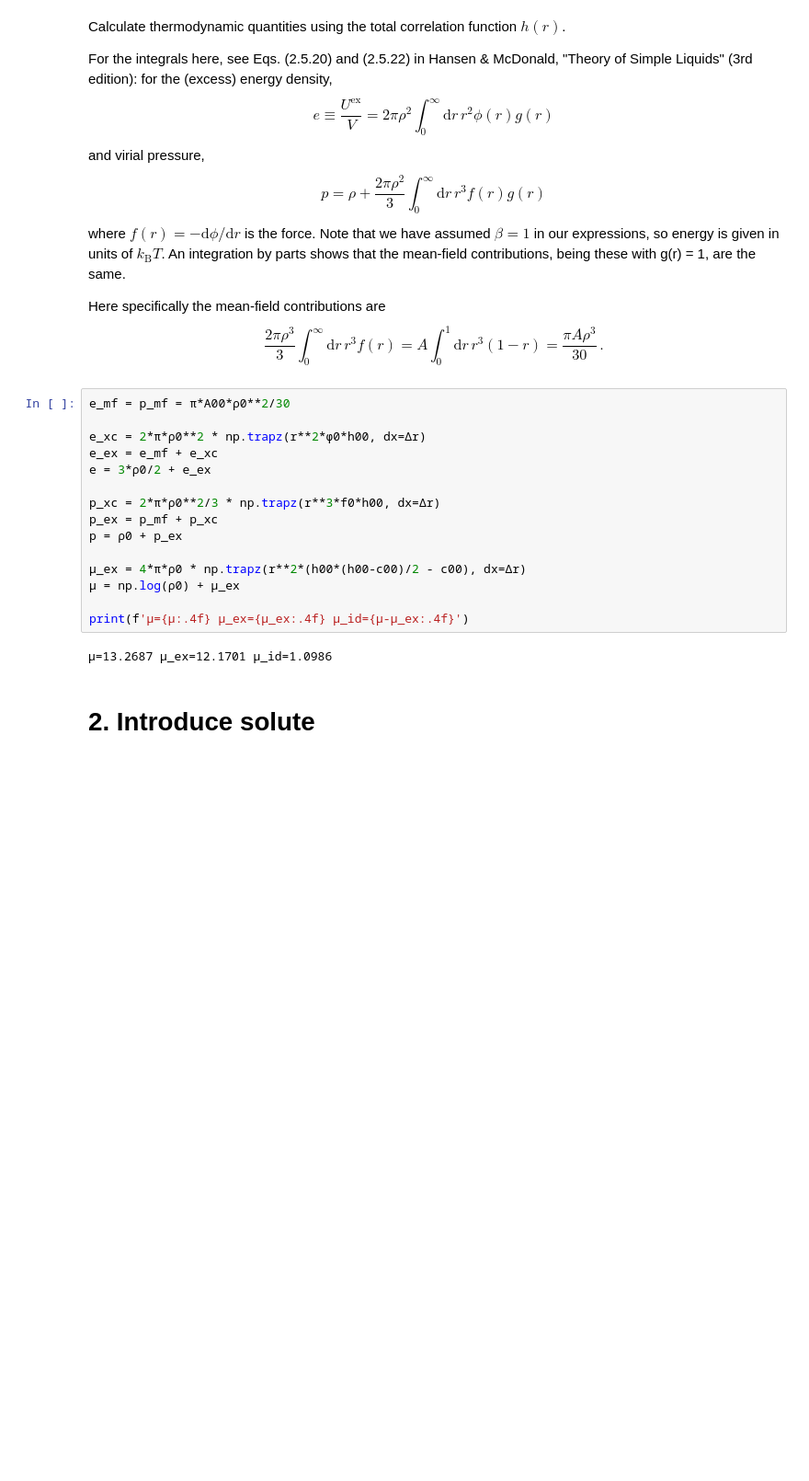
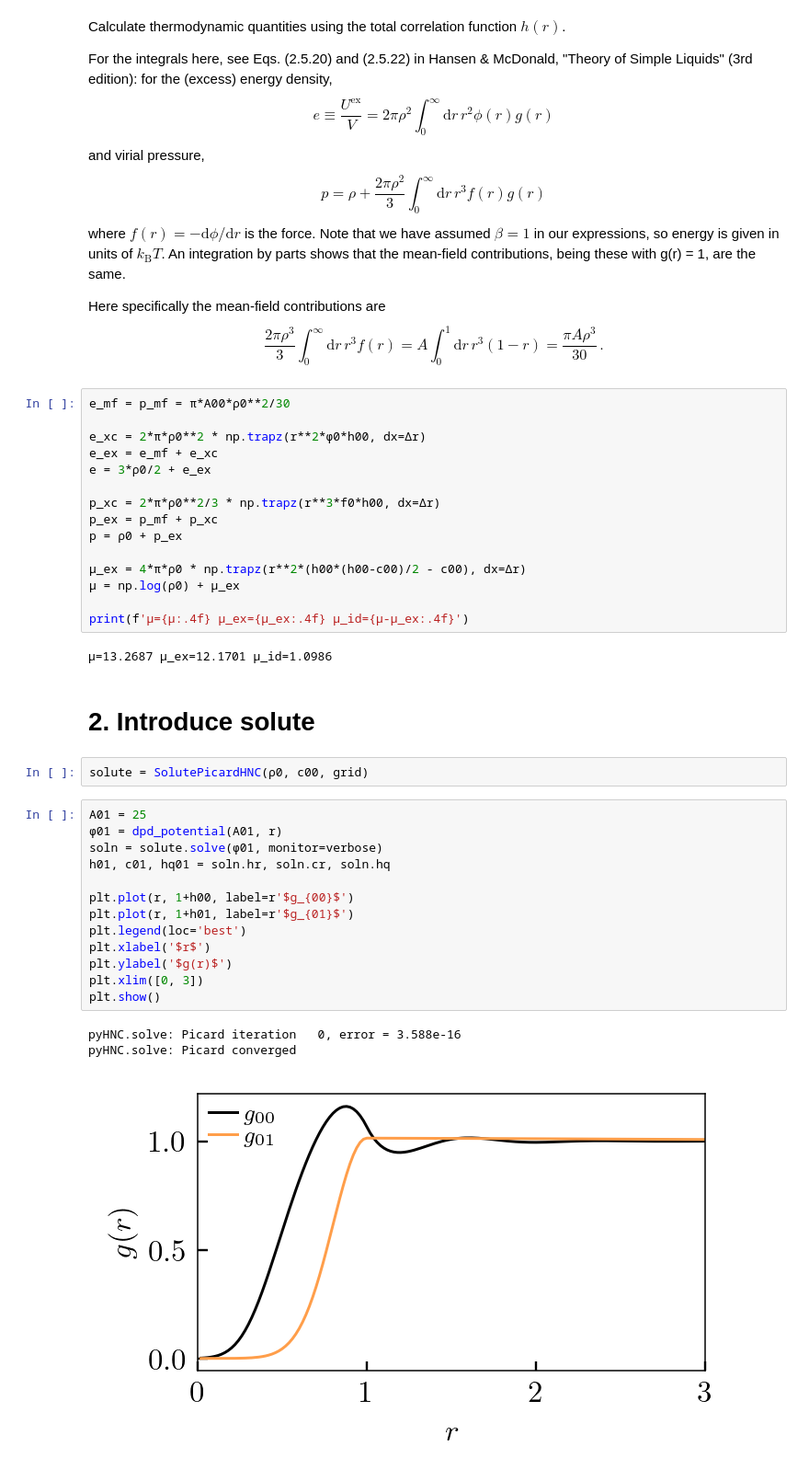
Before and after one commit to patrickbwarren/python3-HNC-solver, a Jupyter notebook: solute_demo.ipynb, the cells around one changed output. Shown: that part at 92% size. Saved outputs shown, nothing was run; the diff lists cells and outputs as text; blank space fills up the shorter version.

```diff
--- a/solute_demo.ipynb
+++ b/solute_demo.ipynb
@@ -130,3 +137,22 @@ print(f'μ={μ:.4f} μ_ex={μ_ex:.4f} μ_id={μ-μ_ex:.4f}')
 μ=13.2687 μ_ex=12.1701 μ_id=1.0986
 # %% [markdown]
 # 2. Introduce solute
+# %%
+solute = SolutePicardHNC(ρ0, c00, grid)
+# %%
+A01 = 25
+φ01 = dpd_potential(A01, r)
+soln = solute.solve(φ01, monitor=verbose)
+h01, c01, hq01 = soln.hr, soln.cr, soln.hq
+
+plt.plot(r, 1+h00, label=r'$g_{00}$')
+plt.plot(r, 1+h01, label=r'$g_{01}$')
+plt.legend(loc='best')
+plt.xlabel('$r$')
+plt.ylabel('$g(r)$')
+plt.xlim([0, 3])
+plt.show()
+# %% [output]
+pyHNC.solve: Picard iteration   0, error = 3.588e-16
+pyHNC.solve: Picard converged
+[figure, added]
```
Also changed, not shown: parts of 3 cells of this notebook, 1 other file.
